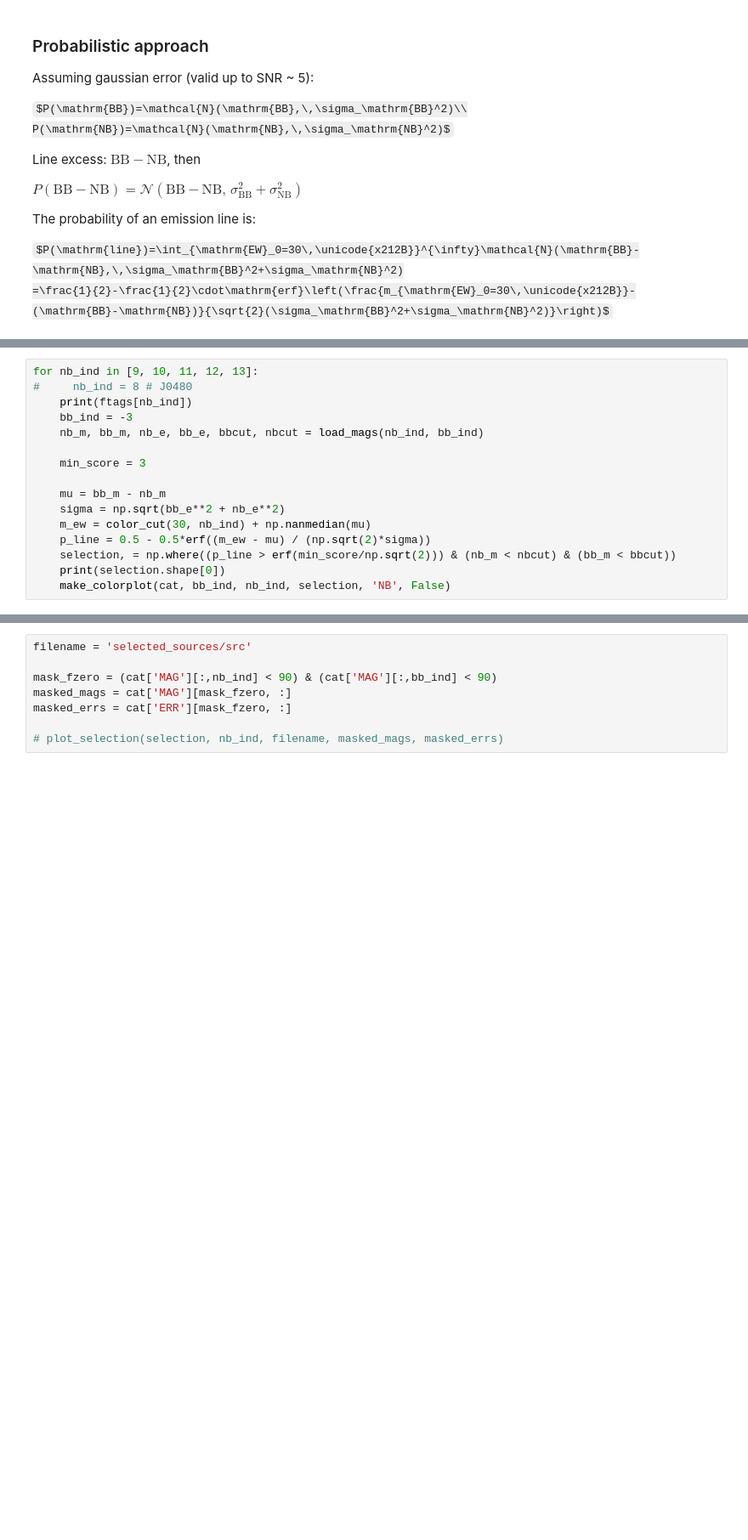
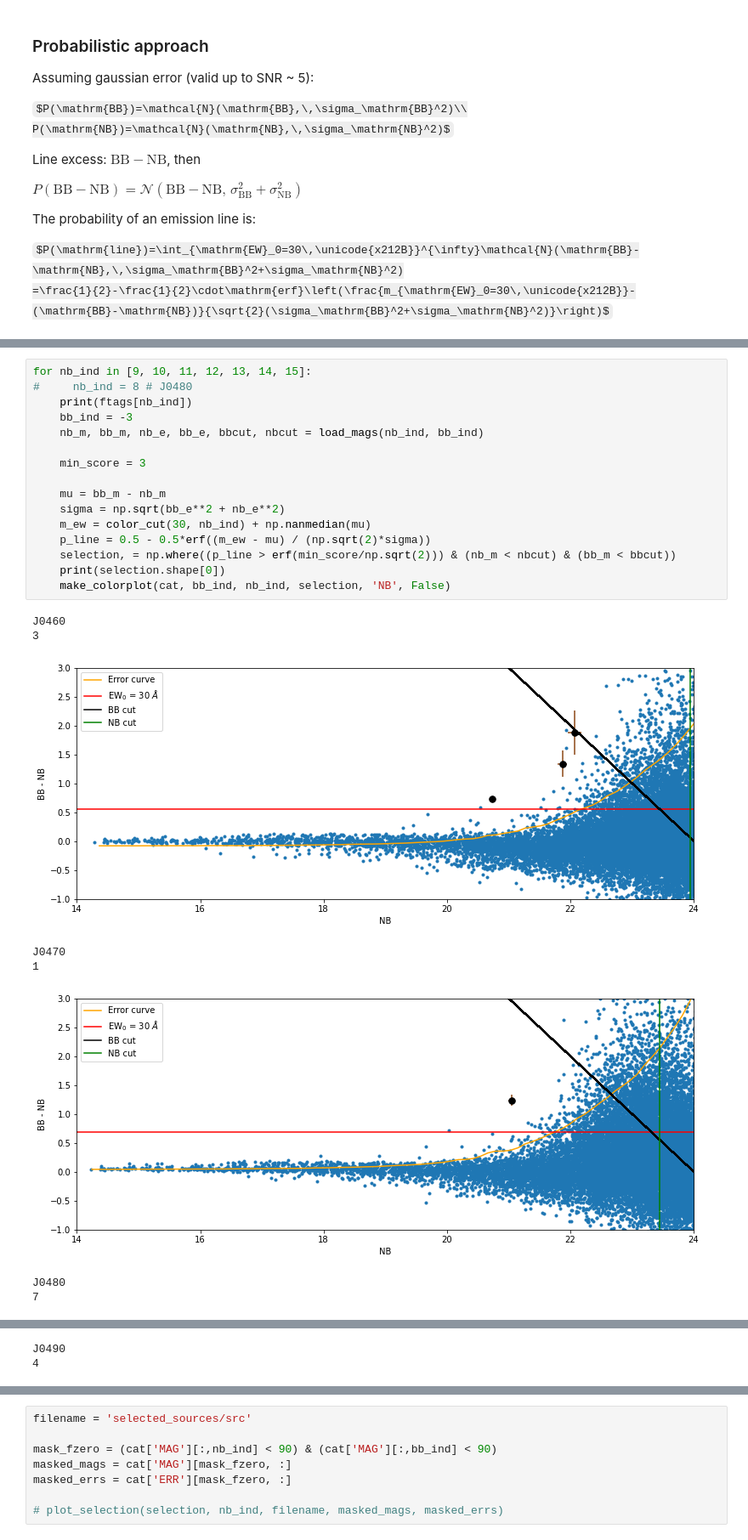
Before and after one commit to totoal/LAEs, a Jupyter notebook: sum_LumFunc.ipynb, the cells around one changed output, grey strips where cells are left out. Shown at 85% size. Saved outputs shown, nothing was run; the diff lists cells and outputs as text; some formulas as TeX source; blank space fills up the shorter version.

```diff
--- a/sum_LumFunc.ipynb
+++ b/sum_LumFunc.ipynb
@@ -40,16 +51,25 @@ for nb_ind in [9, 10, 11, 12, 13]:
 # %%
-for nb_ind in [9, 10, 11, 12, 13]:
+for nb_ind in [9, 10, 11, 12, 13, 14, 15]:
 #     nb_ind = 8 # J0480
     print(ftags[nb_ind])
     bb_ind = -3
     nb_m, bb_m, nb_e, bb_e, bbcut, nbcut = load_mags(nb_ind, bb_ind)
 
     min_score = 3
 
     mu = bb_m - nb_m
     sigma = np.sqrt(bb_e**2 + nb_e**2)
     m_ew = color_cut(30, nb_ind) + np.nanmedian(mu)
     p_line = 0.5 - 0.5*erf((m_ew - mu) / (np.sqrt(2)*sigma))
     selection, = np.where((p_line > erf(min_score/np.sqrt(2))) & (nb_m < nbcut) & (bb_m < bbcut))
     print(selection.shape[0])
     make_colorplot(cat, bb_ind, nb_ind, selection, 'NB', False)
+# %% [output]
+J0460
+3
+[figure, added]
+J0470
+1
+[figure, added]
+J0480
+7
@@ -55,0 +77,2 @@ for nb_ind in [9, 10, 11, 12, 13]:
+J0490
+4
```
Also changed, not shown: parts of 4 cells of this notebook, 1 other file.
